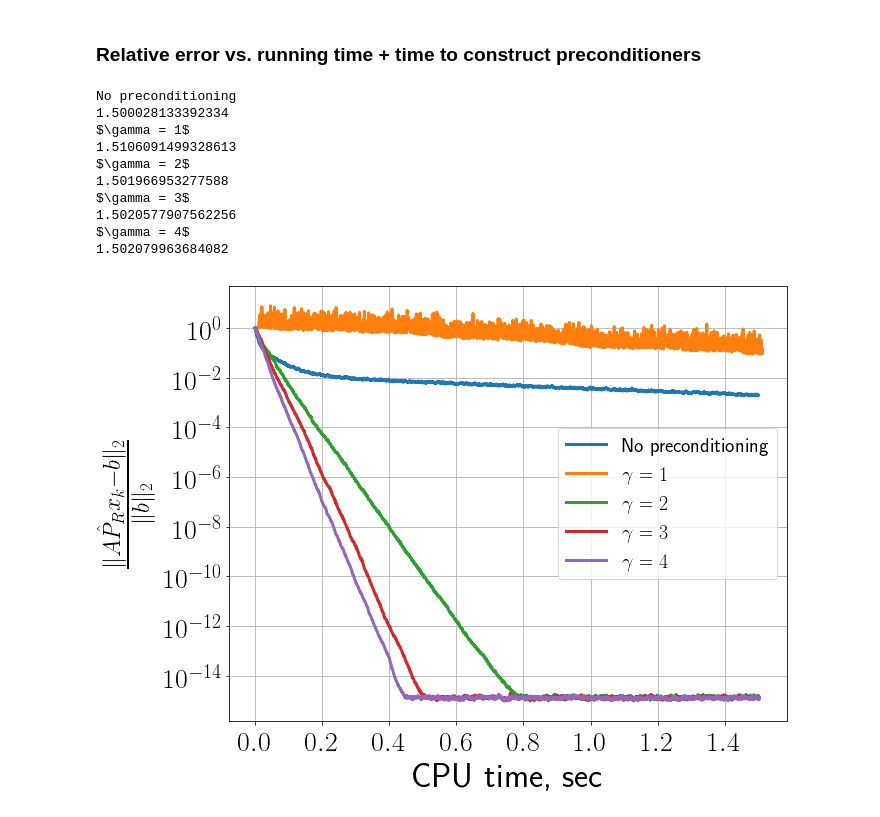
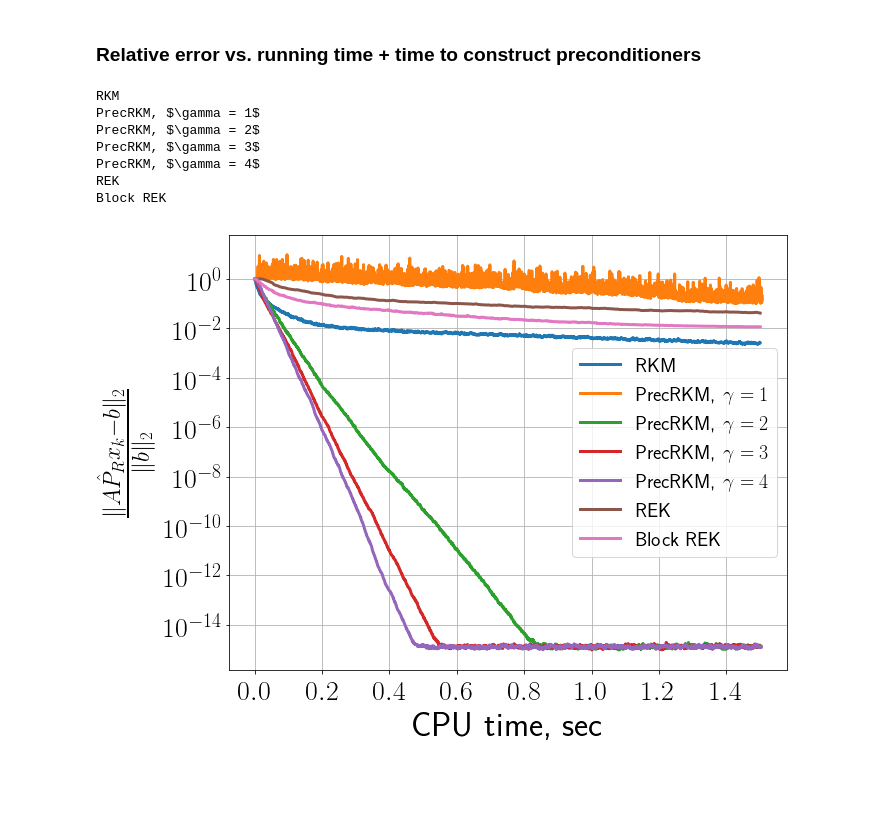
Before and after one commit to amkatrutsa/preckacz, a Jupyter notebook: examples/random_data.ipynb, the cells around one changed output. Saved outputs shown, nothing was run; the diff lists cells and outputs as text; code cells hidden in the pictures; blank space fills up the shorter version.

Commit message:
Add more methods in comparison in random data

```diff
--- a/examples/random_data.ipynb
+++ b/examples/random_data.ipynb
@@ -81,7 +76,10 @@ conv_time_res = {"No preconditioning": []}
+# %%
+conv_x_res = {"RKM": []}
+conv_time_res = {"RKM": []}
 # %%
 res = methods.classical_kaczmarz(A, b, x0, max_iter, max_time, log_interval)
-conv_x_res["No preconditioning"] = res["conv_x"]
-conv_time_res["No preconditioning"] = res["conv_time"]
+conv_x_res["RKM"] = res["conv_x"]
+conv_time_res["RKM"] = res["conv_time"]
 # %%
 for name in preprocess_time:
     print(name)
@@ -98,3 +96,11 @@ $\gamma = 4$
+# %%
+res = methods.extended_kaczmarz(A, b, x0, max_iter, max_time, log_interval)
+conv_x_res["REK"] = res["conv_x"]
+conv_time_res["REK"] = res["conv_time"]
+# %%
+res = methods.rdbk(A, b, x0, 10, 10, max_iter, max_time, 1)
+conv_x_res["Block REK"] = res["conv_x"]
+conv_time_res["Block REK"] = res["conv_time"]
 # %%
 relative_residual_norm = {}
 for name in conv_x_res:
@@ -127,27 +133,28 @@ _ = plt.xticks(fontsize=18)
 # %%
 plt.figure(figsize=(10, 8))
 
 for name in relative_residual_norm:
     print(name)
-    time_range = conv_time_res[name][::log_interval] + [conv_time_res[name][-1]]
-    print(time_range[-1])
-    plt.semilogy(time_range, relative_residual_norm[name], label=name, linewidth=3)
-
+    if name != "Block REK":
+        if conv_time_res[name][-1] == conv_time_res[name][::log_interval][-1]:
+            time_range = conv_time_res[name][::log_interval]
+        else:
+            time_range = conv_time_res[name][::log_interval] + [conv_time_res[name][-1]]
+        plt.semilogy(time_range, relative_residual_norm[name], label=name, linewidth=3)
+    else:
+        plt.semilogy(conv_time_res[name], relative_residual_norm[name], label=name, linewidth=3)
 plt.ylabel(r"$\frac{\|A\hat{P}_Rx_k - b\|_2}{\|b\|_2}$", fontsize=34)
 plt.xlabel(r"CPU time, sec", fontsize=34)
 plt.legend(fontsize=20)
 _ = plt.yticks(fontsize=28)
 _ = plt.xticks(fontsize=28)
 plt.grid(True)
 # %% [output]
-No preconditioning
-1.500028133392334
-$\gamma = 1$
-1.5106091499328613
-$\gamma = 2$
-1.501966953277588
-$\gamma = 3$
-1.5020577907562256
-$\gamma = 4$
-1.502079963684082
+RKM
+PrecRKM, $\gamma = 1$
+PrecRKM, $\gamma = 2$
+PrecRKM, $\gamma = 3$
+PrecRKM, $\gamma = 4$
+REK
+Block REK
-[figure, old version]
+[figure, new version]
```
Also changed, not shown: parts of 6 cells of this notebook.
